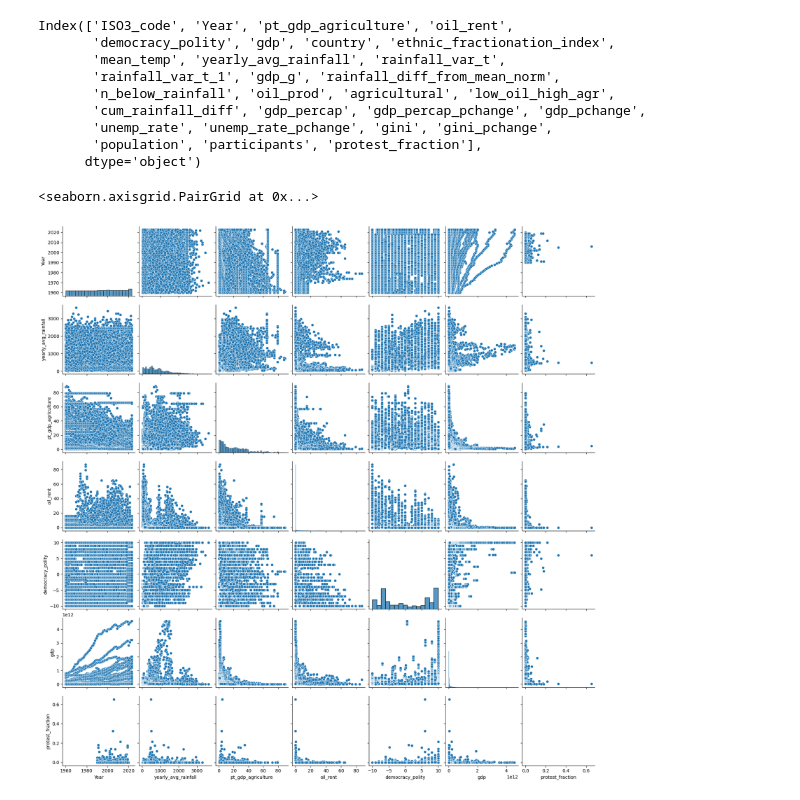
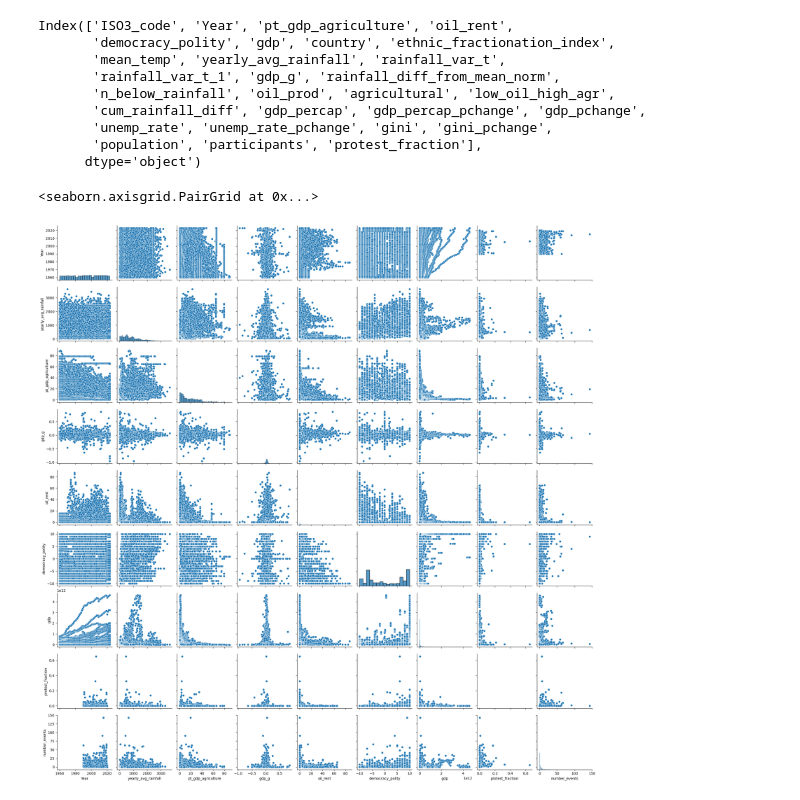
Before and after one commit to ebelchio12/nature-and-conflicts, a Jupyter notebook: 02_dataset/merge dataframes.ipynb, the cells around one changed output. Cells and saved outputs as stored; diff of their text form; code cells hidden in the pictures.

```diff
--- a/02_dataset/merge dataframes.ipynb
+++ b/02_dataset/merge dataframes.ipynb
@@ -8,7 +8,7 @@ import seaborn as sns
 
 rainfall = pd.read_csv("../01_exploratory_data_analysis/rainfall/dataset_rainfall.csv")
 unemp = pd.read_csv("gdp_unemployment/gdppcap unemp and gini.csv")
-protest = pd.read_csv("protests/yearly_protest_data.csv")
+protest = pd.read_csv("../01_exploratory_data_analysis/demonstrations/yearly_protest_data.csv")
 # %%
 rainfall.columns
 # %% [output]
@@ -252,7 +261,7 @@ Index(['ISO3_code', 'Year', 'pt_gdp_agriculture', 'oil_rent',
        'population', 'participants', 'protest_fraction'],
       dtype='object')
 # %%
-sns.pairplot(fulldf[['Year', 'yearly_avg_rainfall', 'pt_gdp_agriculture', 'oil_rent', 'democracy_polity', 'gdp', 'protest_fraction']])
+sns.pairplot(fulldf[['Year', 'yearly_avg_rainfall', 'pt_gdp_agriculture', 'gdp_g','oil_rent', 'democracy_polity', 'gdp', 'protest_fraction', 'number_events']])
 # %% [output]
 <seaborn.axisgrid.PairGrid at 0x...>
-[figure, old version]
+[figure, new version]
```
Also changed, not shown: parts of 8 cells of this notebook, 4 other files.
